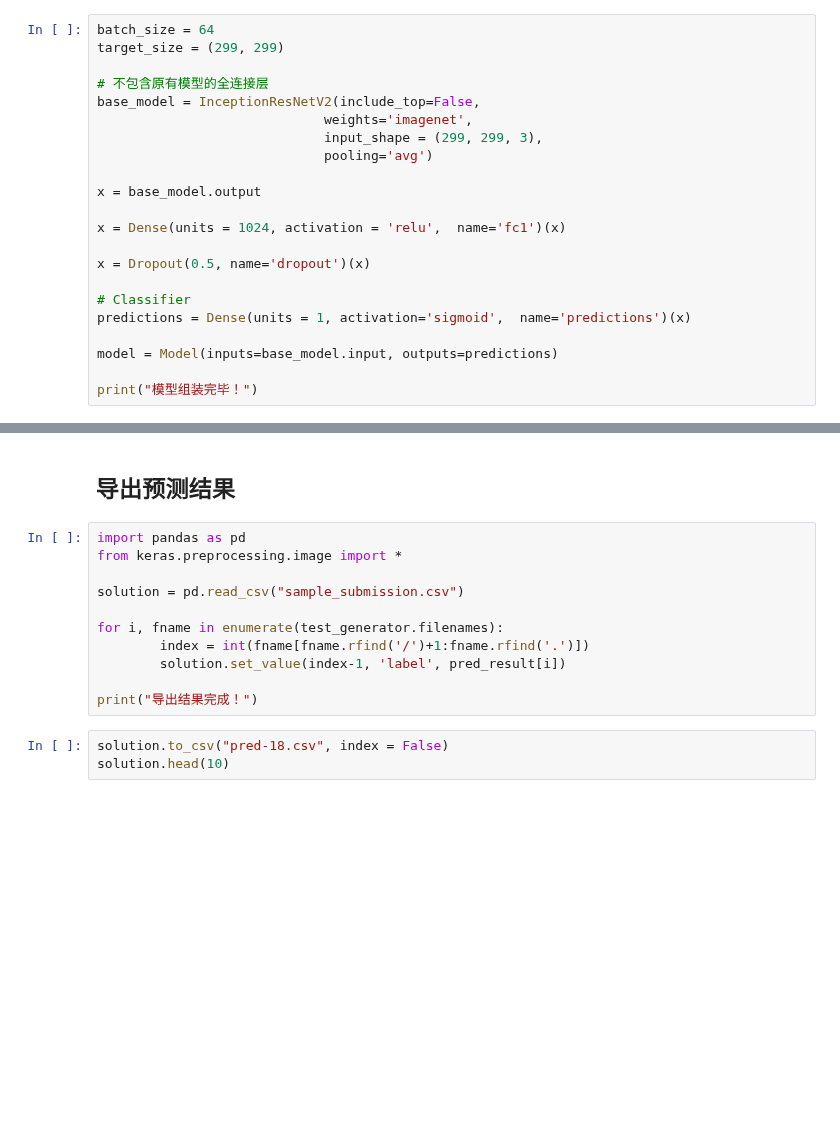
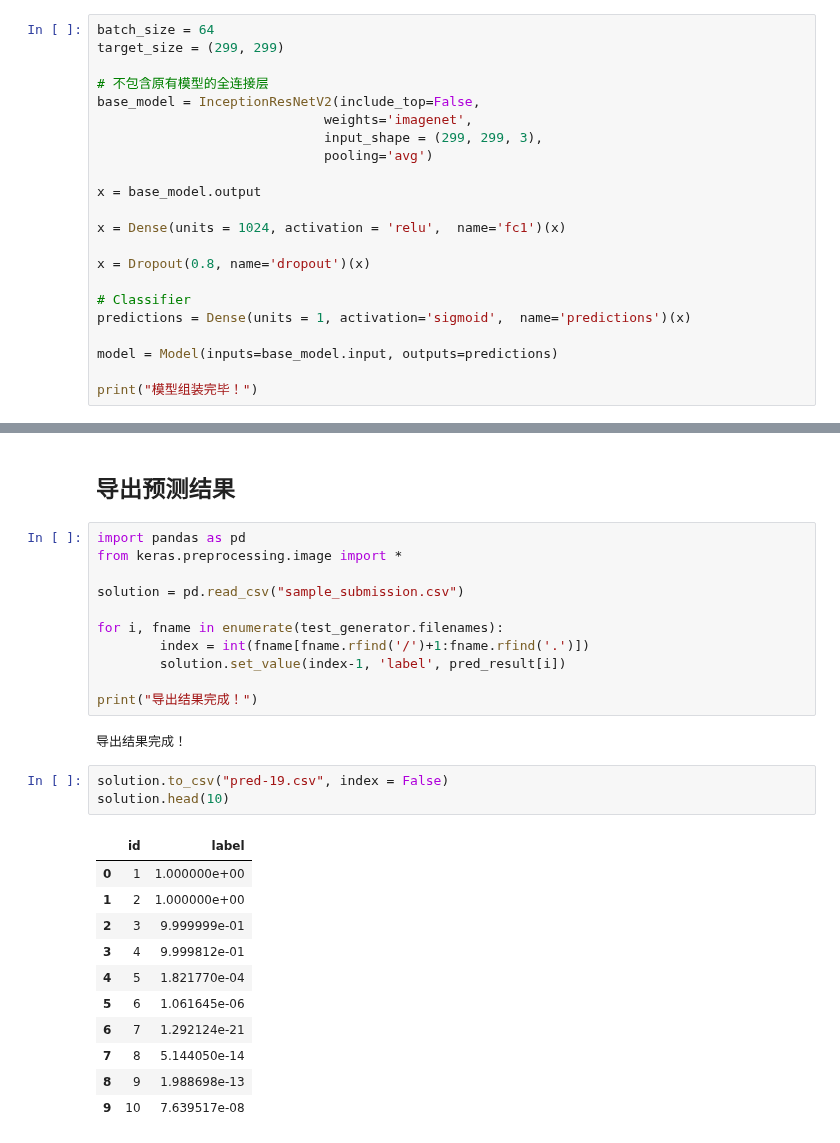
Before and after one commit to sunrise2075/cat_vs_dog_cnn, a Jupyter notebook: cat_vs_dog_model_training.ipynb, the cells around one changed output, grey strips where cells are left out. Drawn from its saved outputs; the diff is of its cells as text; blank space fills up the shorter version.

Commit message:
pred-19.csv created

```diff
--- a/cat_vs_dog_model_training.ipynb
+++ b/cat_vs_dog_model_training.ipynb
@@ -128,7 +128,7 @@ x = base_model.output
 
 x = Dense(units = 1024, activation = 'relu',  name='fc1')(x)
 
-x = Dropout(0.5, name='dropout')(x)
+x = Dropout(0.8, name='dropout')(x)
 
 # Classifier
 predictions = Dense(units = 1, activation='sigmoid',  name='predictions')(x)
@@ -328,6 +356,20 @@ for i, fname in enumerate(test_generator.filenames):
         solution.set_value(index-1, 'label', pred_result[i])
 
 print("导出结果完成！")
+# %% [output]
+导出结果完成！
 # %%
-solution.to_csv("pred-18.csv", index = False)
+solution.to_csv("pred-19.csv", index = False)
 solution.head(10)
+# %% [output]
+|  | id | label |
+| 0 | 1 | 1.000000e+00 |
+| 1 | 2 | 1.000000e+00 |
+| 2 | 3 | 9.999999e-01 |
+| 3 | 4 | 9.999812e-01 |
+| 4 | 5 | 1.821770e-04 |
+| 5 | 6 | 1.061645e-06 |
+| 6 | 7 | 1.292124e-21 |
+| 7 | 8 | 5.144050e-14 |
+| 8 | 9 | 1.988698e-13 |
+| 9 | 10 | 7.639517e-08 |
```
Also changed, not shown: parts of 5 cells of this notebook, 2 other files.
